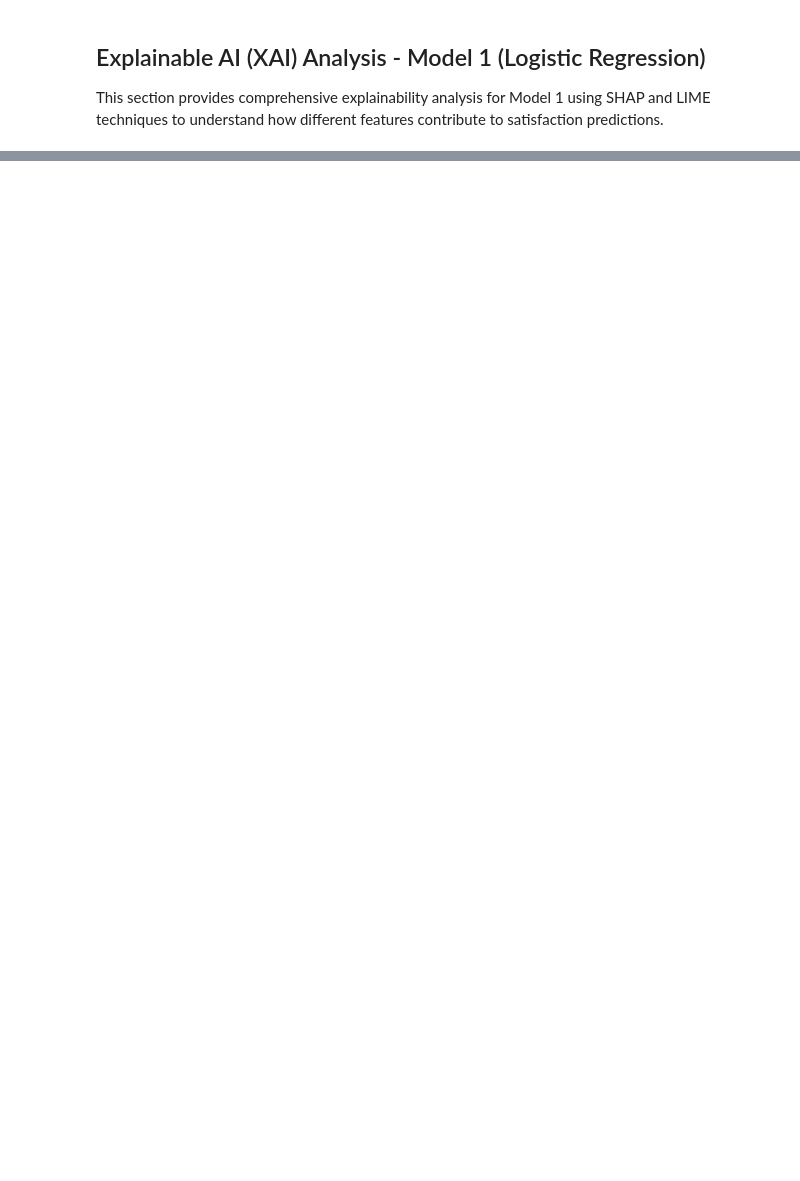
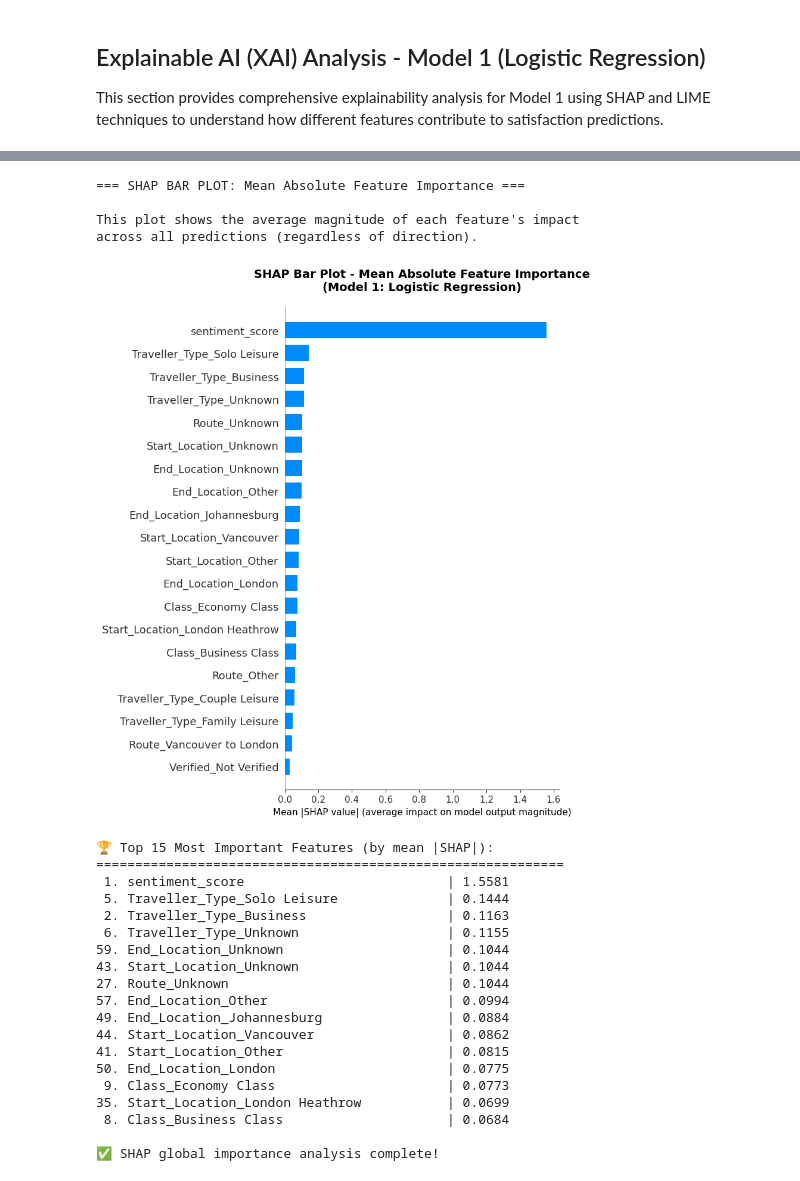
Before and after one commit to omarezzat2011/ACL2_Project, a Jupyter notebook: ACL_project_F.ipynb, the cells around one changed output, grey strips where cells are left out. Saved outputs shown, nothing was run; the diff lists cells and outputs as text; code cells hidden in the pictures; blank space fills up the shorter version.

```diff
--- a/ACL_project_F.ipynb
+++ b/ACL_project_F.ipynb
@@ -735,12 +996,7 @@ print(f"Starting modeling with {X.shape[1]} features.")
 
 # Split the data into training and testing sets (80% train, 20% test)
 X_train, X_test, y_train, y_test = train_test_split(
-
-# Preserve DataFrame structure with column names
-# train_test_split returns numpy arrays, so we convert back to DataFrames
-X_train = pd.DataFrame(X_train, columns=X.columns)
-X_test = pd.DataFrame(X_test, columns=X.columns)
-print(f"✅ DataFrame structure preserved with {len(X.columns)} feature names")\n    X, y, test_size=0.2, random_state=42, stratify=y
+    X, y, test_size=0.2, random_state=42, stratify=y
 )
 
 print(f"\nData split:")
@@ -765,3 +1021,8 @@ y_pred_log = log_model.predict(X_test)
 print(f"Accuracy: {accuracy_score(y_test, y_pred_log):.4f}")
 print("\nClassification Report (Logistic Regression):")
 print(classification_report(y_test, y_pred_log, target_names=['Dissatisfied', 'Satisfied']))
+
+X_train_XAI = X_train
+y_train_XAI = y_train
+X_test_XAI = X_test
+y_test_XAI = y_test
@@ -1629,30 +2166,55 @@ print("• Color indicates whether high/low values increase satisfaction")
 # %%
 # SHAP BAR PLOT - Mean Absolute SHAP Values
 print("\n=== SHAP BAR PLOT: Mean Absolute Feature Importance ===")
 print("\nThis plot shows the average magnitude of each feature's impact")
 print("across all predictions (regardless of direction).\n")
 
-plt.figure(figsize=(14, 8))
-shap.summary_plot(shap_values, X_test, plot_type="bar", max_display=20, show=False)
+plt.figure(figsize=(12, 8))
+shap.summary_plot(shap_values, X_test_XAI, plot_type="bar", max_display=20, show=False)
 plt.title('SHAP Bar Plot - Mean Absolute Feature Importance\n(Model 1: Logistic Regression)',
           fontsize=14, fontweight='bold', pad=20)
 plt.xlabel('Mean |SHAP value| (average impact on model output magnitude)', fontsize=11)
 plt.tight_layout()
 plt.show()
 
 # Calculate and display top features
 mean_abs_shap = np.abs(shap_values).mean(axis=0)
 feature_importance_shap = pd.DataFrame({
-    'feature': X_test.columns,
+    'feature': X_test_XAI.columns,
     'mean_abs_shap': mean_abs_shap
-}).sort_values('mean_abs_shap', ascending=False).reset_index(drop=True)
+}).sort_values('mean_abs_shap', ascending=False)
 
 print("\n🏆 Top 15 Most Important Features (by mean |SHAP|):")
 print("=" * 60)
-for idx, row in feature_importance_shap.head(15).iterrows():
-    print(f"{idx+1:2d}. {row['feature']:<45} | {row['mean_abs_shap']:.4f}")
+for i, row in feature_importance_shap.head(15).iterrows():
+    print(f"{row.name+1:2d}. {row['feature']:<40} | {row['mean_abs_shap']:.4f}")
 
 print("\n✅ SHAP global importance analysis complete!")
+# %% [output]
+=== SHAP BAR PLOT: Mean Absolute Feature Importance ===
+
+This plot shows the average magnitude of each feature's impact
+across all predictions (regardless of direction).
+[figure, added]
+🏆 Top 15 Most Important Features (by mean |SHAP|):
+============================================================
+ 1. sentiment_score                          | 1.5581
+ 5. Traveller_Type_Solo Leisure              | 0.1444
+ 2. Traveller_Type_Business                  | 0.1163
+ 6. Traveller_Type_Unknown                   | 0.1155
+59. End_Location_Unknown                     | 0.1044
+43. Start_Location_Unknown                   | 0.1044
+27. Route_Unknown                            | 0.1044
+57. End_Location_Other                       | 0.0994
+49. End_Location_Johannesburg                | 0.0884
+44. Start_Location_Vancouver                 | 0.0862
+41. Start_Location_Other                     | 0.0815
+50. End_Location_London                      | 0.0775
+ 9. Class_Economy Class                      | 0.0773
+35. Start_Location_London Heathrow           | 0.0699
+ 8. Class_Business Class                     | 0.0684
+
+✅ SHAP global importance analysis complete!
 # %%
 # SHAP WATERFALL PLOTS - Individual Predictions
 print("\n=== SHAP WATERFALL PLOTS: Individual Prediction Explanations ===")
```
Also changed, not shown: parts of 34 cells of this notebook.
